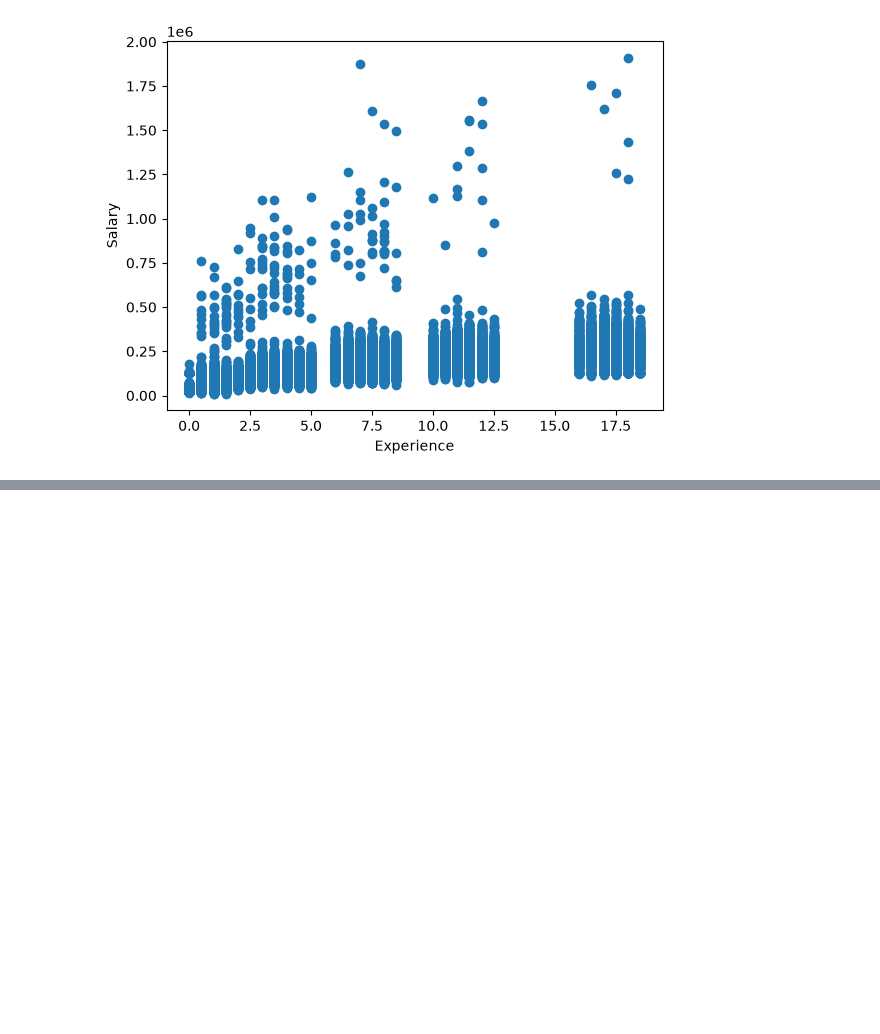
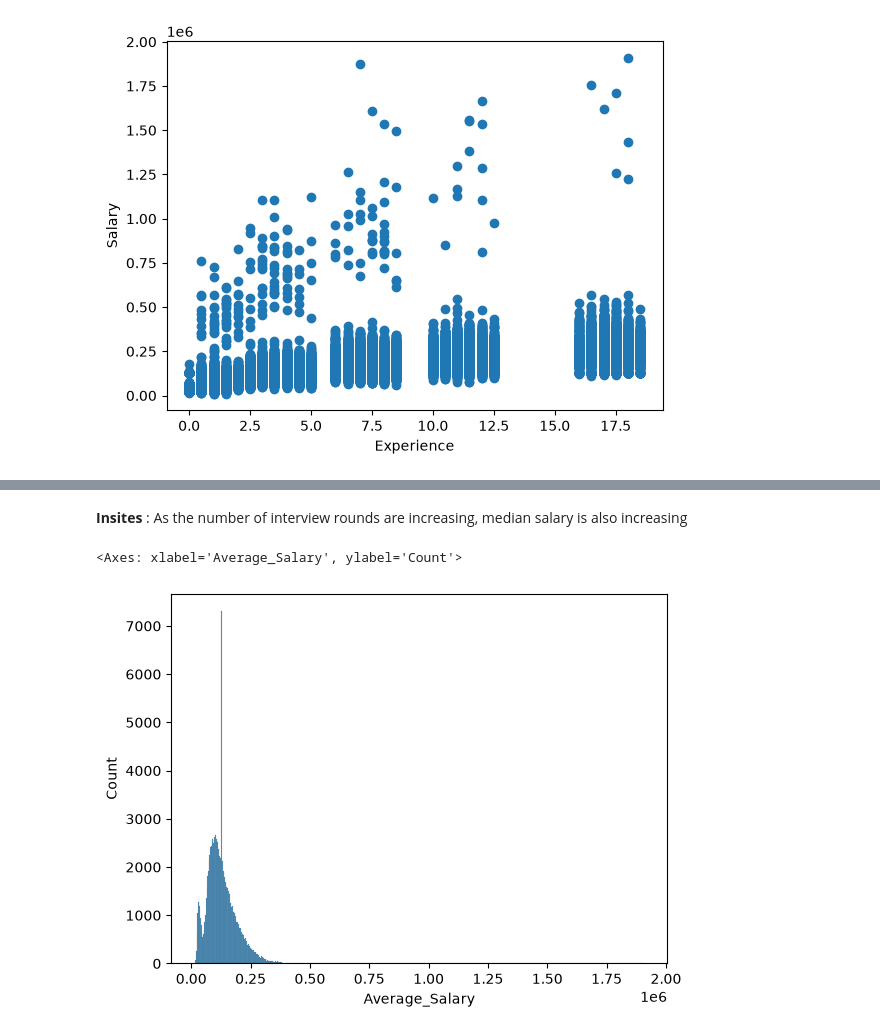
Before and after one commit to anshulbaisoya82-ux/Task-2-, a Jupyter notebook: Salary.ipynb, the cells around one changed output, grey strips where cells are left out. Saved outputs shown, nothing was run; the diff lists cells and outputs as text; code cells hidden in the pictures; blank space fills up the shorter version.

```diff
--- a/Salary.ipynb
+++ b/Salary.ipynb
@@ -182,0 +380,7 @@ plt.show()
+# %% [markdown]
+**Insites** : As the number of interview rounds are increasing, median salary is also increasing
+# %%
+sns.histplot(df['Average_Salary'])
+# %% [output]
+<Axes: xlabel='Average_Salary', ylabel='Count'>
+[figure, added]
```
Also changed, not shown: parts of 27 cells of this notebook.
